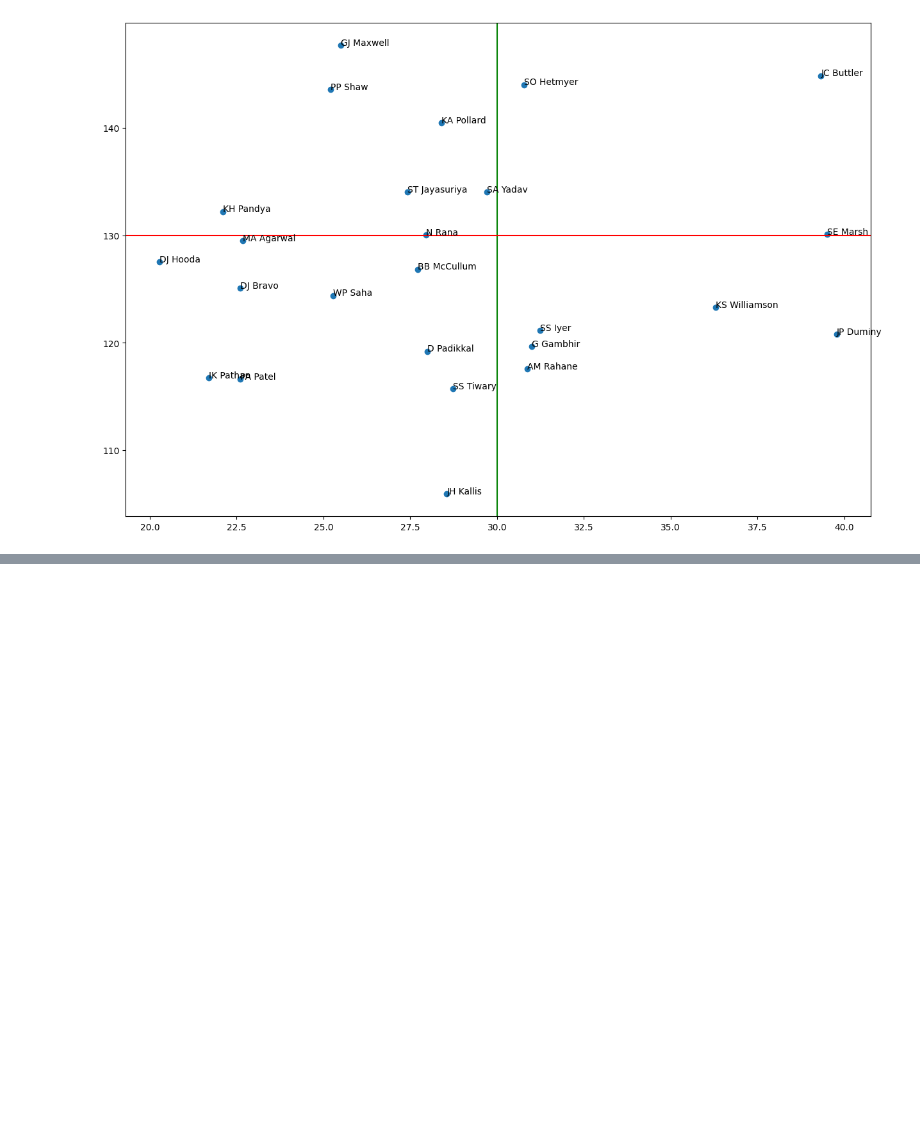
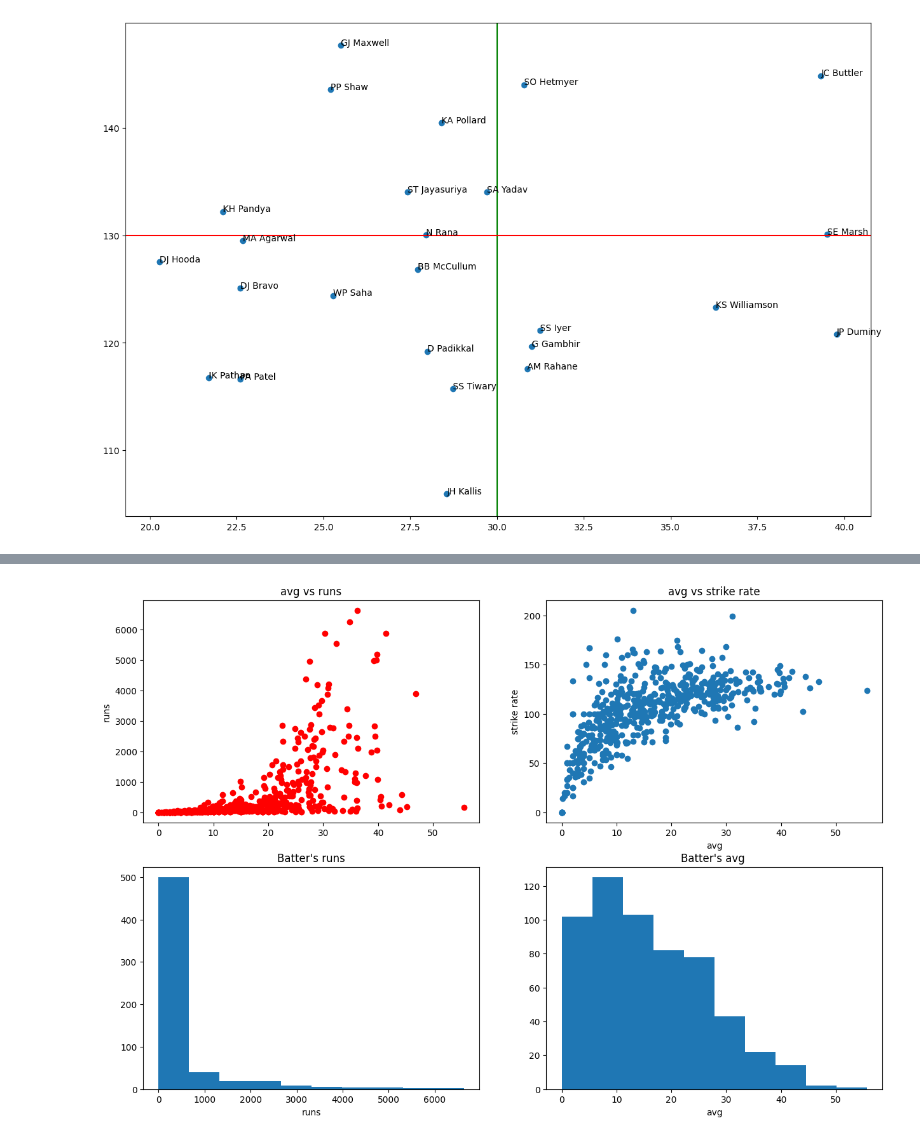
Before and after one commit to santoshbohra123/matplotlib, a Jupyter notebook: Untitled0.ipynb, the cells around one changed output, grey strips where cells are left out. Saved outputs shown, nothing was run; the diff lists cells and outputs as text; code cells hidden in the pictures; blank space fills up the shorter version.

```diff
--- a/Untitled0.ipynb
+++ b/Untitled0.ipynb
@@ -103,0 +153,32 @@ for i in range(sample_df.shape[0]):
+# %%
+fig,ax = plt.subplots(nrows=2,ncols=2,figsize=(15,10))
+# print(fig)
+# print(ax)
+
+ax[0][0].scatter(batters["avg"],batters["runs"],color = 'red')
+
+ax[0][0].set_title("avg vs runs")
+# ax[0].set_xlabel("avg")
+ax[0][0].set_ylabel("runs")
+
+ax[0][1].scatter(batters["avg"],batters["strike_rate"])
+
+ax[0][1].set_title("avg vs strike rate")
+ax[0][1].set_xlabel("avg")
+ax[0][1].set_ylabel("strike rate")
+
+ax[1][0].hist(batters["runs"])
+
+ax[1][0].set_title("Batter's runs")
+ax[1][0].set_xlabel("runs")
+
+
+ax[1][1].hist(batters["avg"])
+
+ax[1][1].set_title("Batter's avg ")
+ax[1][1].set_xlabel("avg")
+
+
+fig.show()
+# %% [output]
+[figure, added]
```
Also changed, not shown: parts of 10 cells of this notebook.
